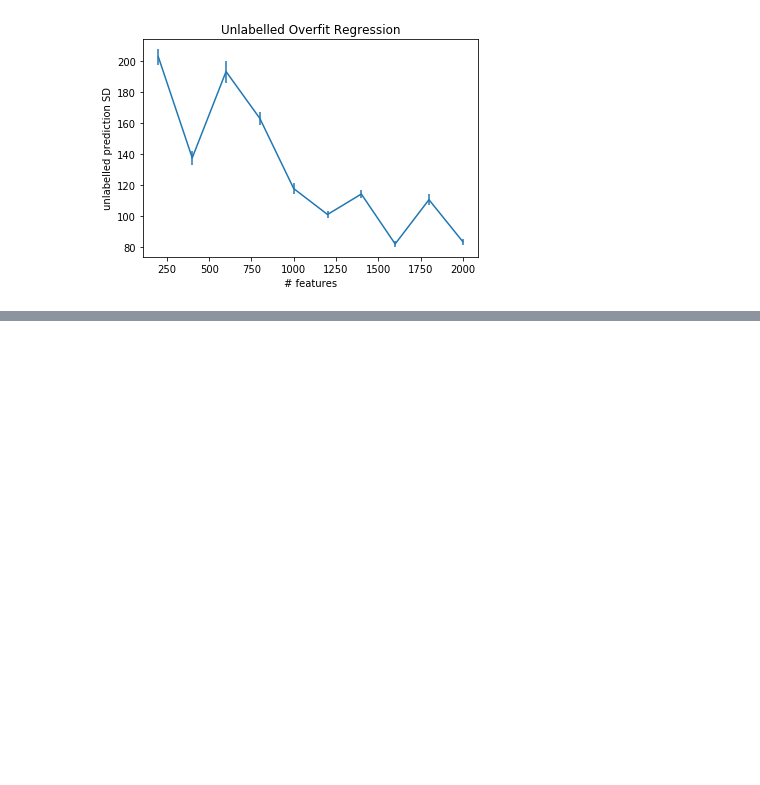
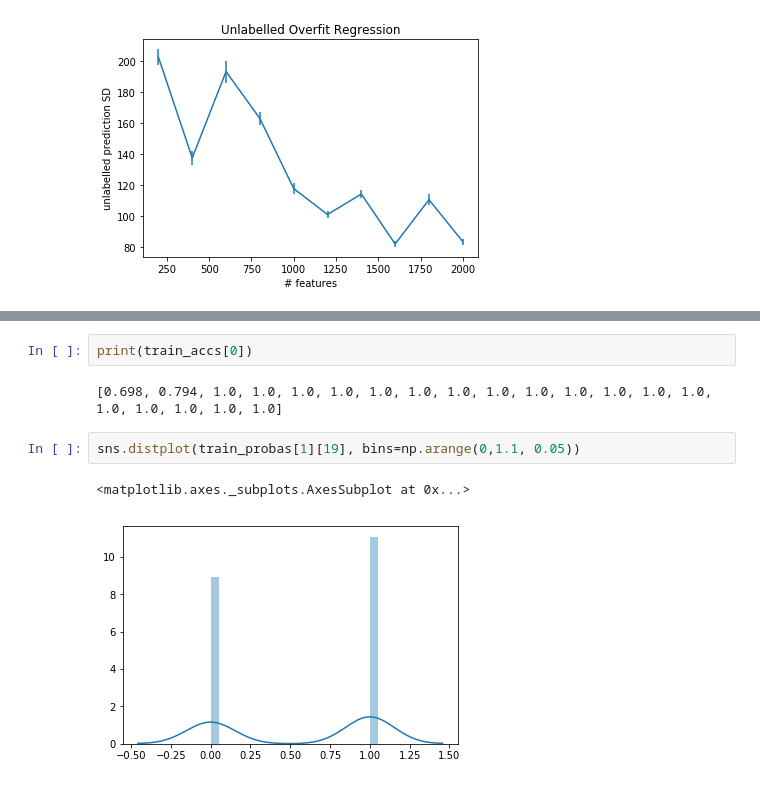
Before and after one commit to tliu526/overfitting, a Jupyter notebook: notebooks/overfit_notebook.ipynb, the cells around one changed output, grey strips where cells are left out. Saved outputs shown, nothing was run; the diff lists cells and outputs as text; blank space fills up the shorter version.

```diff
--- a/notebooks/overfit_notebook.ipynb
+++ b/notebooks/overfit_notebook.ipynb
@@ -693,0 +959,9 @@ plt.show()
+# %%
+print(train_accs[0])
+# %% [output]
+[0.698, 0.794, 1.0, 1.0, 1.0, 1.0, 1.0, 1.0, 1.0, 1.0, 1.0, 1.0, 1.0, 1.0, 1.0, 1.0, 1.0, 1.0, 1.0, 1.0]
+# %%
+sns.distplot(train_probas[1][19], bins=np.arange(0,1.1, 0.05))
+# %% [output]
+<matplotlib.axes._subplots.AxesSubplot at 0x...>
+[figure, added]
```
Also changed, not shown: parts of 23 cells of this notebook, 1 other file.
